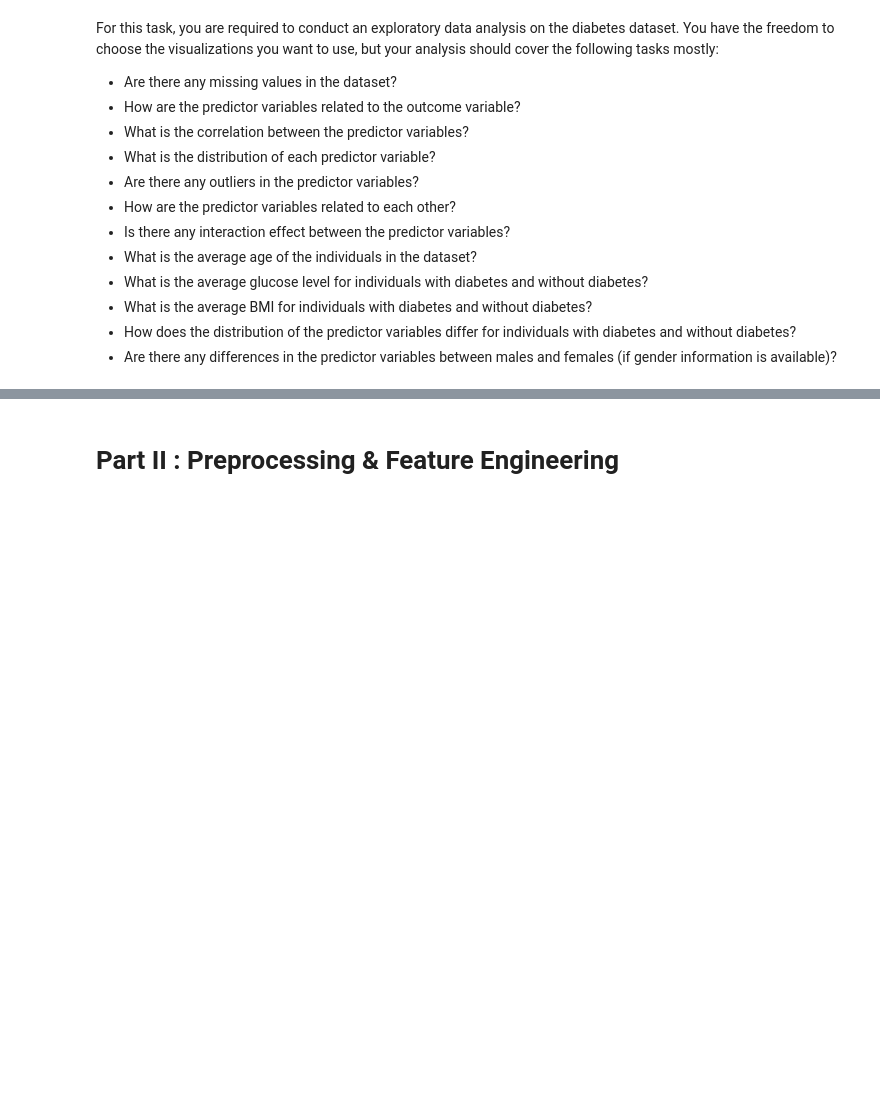
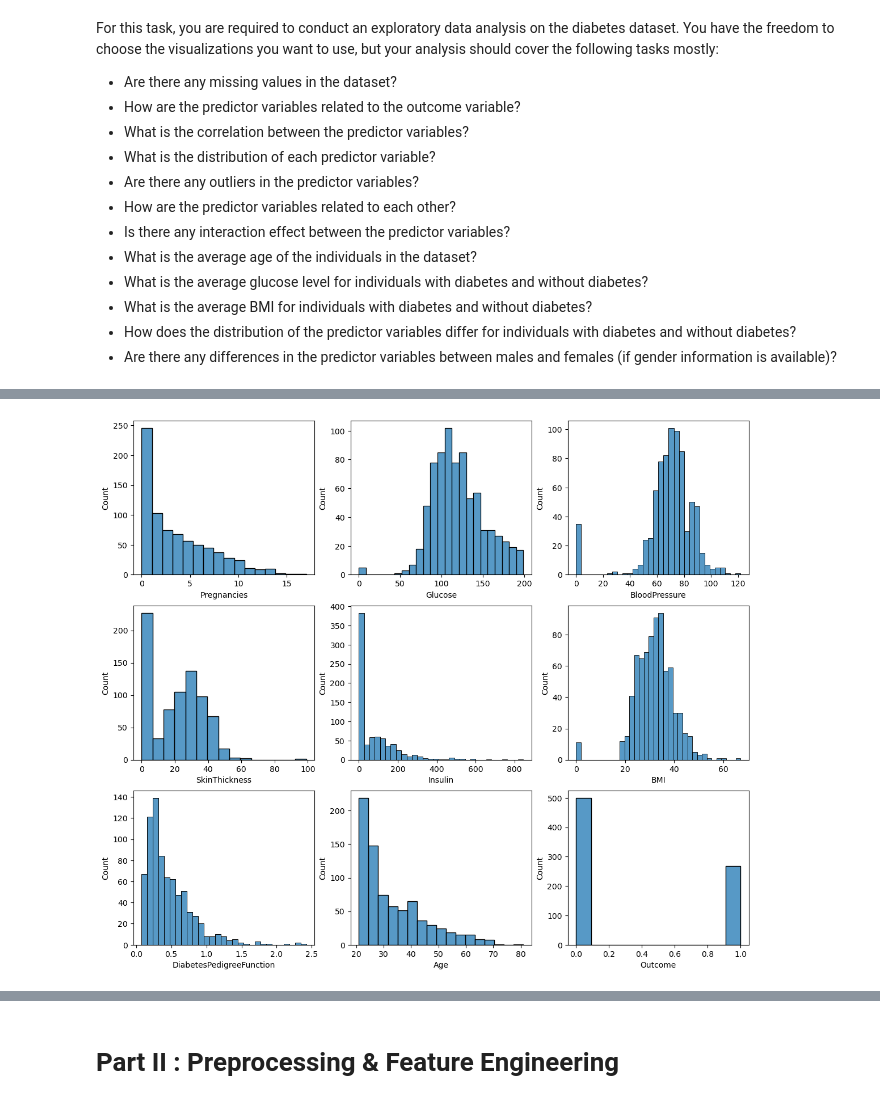
Before and after one commit to SamTheDataGuy/ml-project-supervised-learning, a Jupyter notebook: Supervised Learning - Project.ipynb, the cells around one changed output, grey strips where cells are left out. Saved outputs shown, nothing was run; the diff lists cells and outputs as text; code cells hidden in the pictures; blank space fills up the shorter version.

```diff
--- a/Supervised Learning - Project.ipynb
+++ b/Supervised Learning - Project.ipynb
@@ -100,0 +53,6 @@ sns.histplot(data=df['Outcome'])
+# %%
+# Dropping duplicate rows
+df = df.drop_duplicates()
+
+# Checking to see if any duplicate rows were removed.  The number of rows is the same, so there were no duplicates.
+df.shape
@@ -100,0 +94,12 @@ sns.histplot(data=df['Outcome'])
+# %%
+# Plotting histograms of all features
+
+fig, ax = plt.subplots(figsize = (14, 12))
+i = 1
+
+for c in df.columns:
+    plt.subplot(3,3,i)
+    sns.histplot(df[c])
+    i += 1
+# %% [output]
+[figure, added]
```
Also changed, not shown: parts of 50 cells of this notebook, 3 other files.
